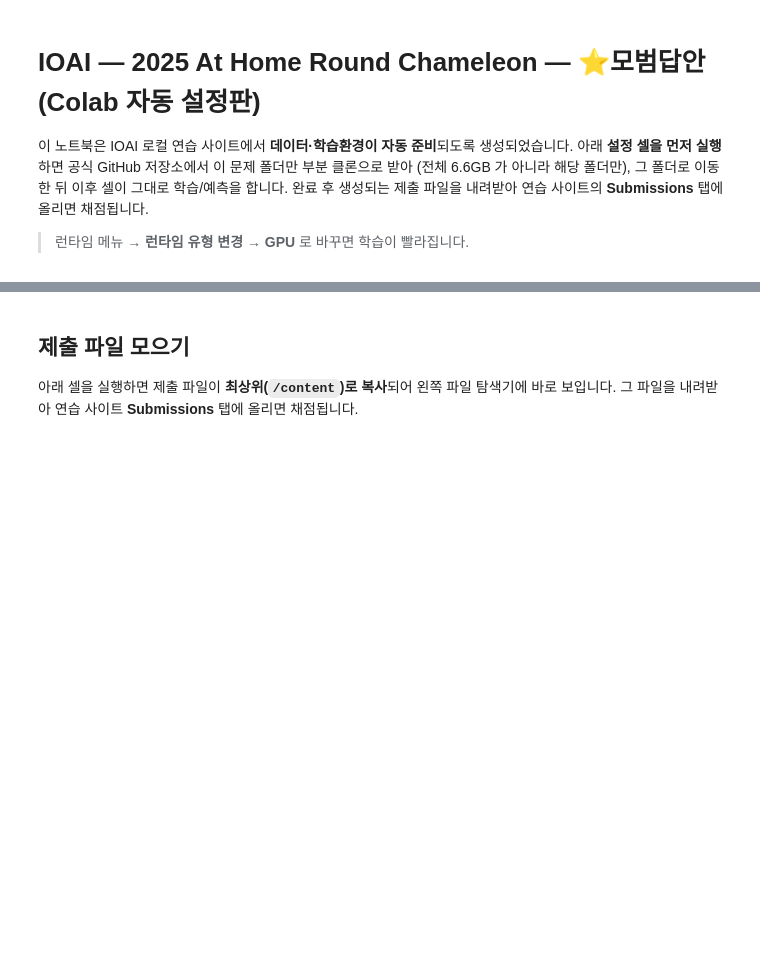
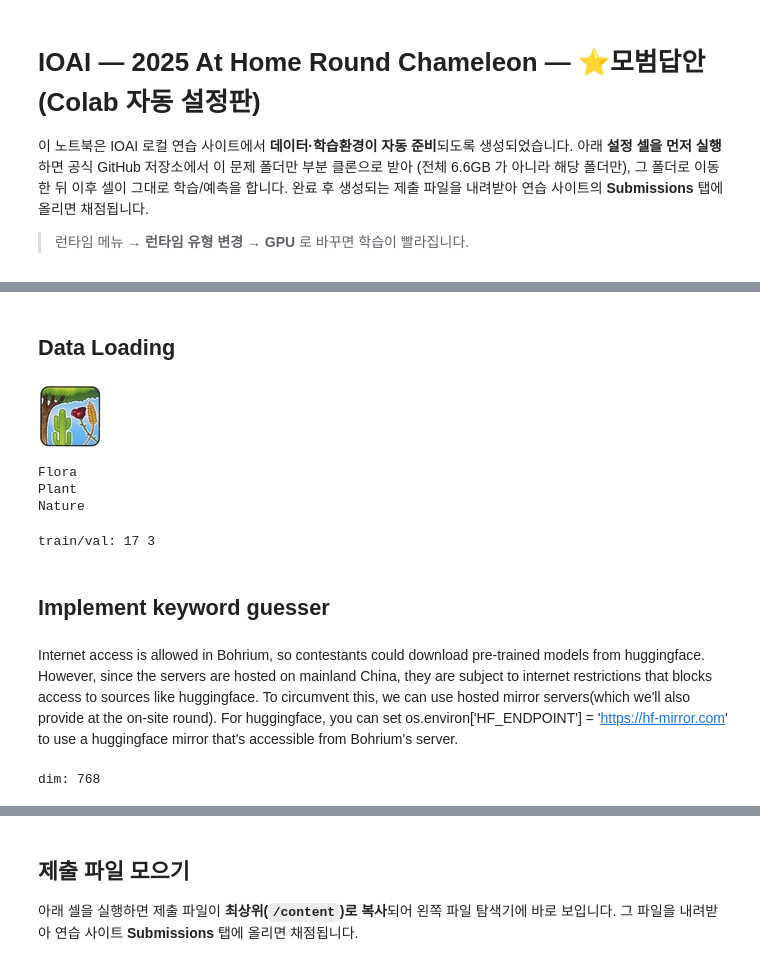
Before and after one commit to scvcoder/ioai-colab, a Jupyter notebook: notebooks/2025-at-home-round-chameleon-solution2.ipynb, the cells around one changed output, grey strips where cells are left out. Drawn from its saved outputs; the diff is of its cells as text; code cells hidden in the pictures; blank space fills up the shorter version.

```diff
--- a/notebooks/2025-at-home-round-chameleon-solution2.ipynb
+++ b/notebooks/2025-at-home-round-chameleon-solution2.ipynb
@@ -297,0 +77,36 @@ for d in ["model_bge", "model_e5"]:
+# %% [markdown]
+## Data Loading
+# %%
+from IPython.display import display
+from PIL import Image
+from datasets import Dataset
+TRAIN_TEXT = "."
+hint_description = Dataset.load_from_disk(TRAIN_TEXT + "/training_set/hint_descriptions")
+hint_description = {
+    x['ID']: {'description': x['Description'], 'icons': x['image']}
+    for x in hint_description
+}
+
+# show example
+display(hint_description[7]['icons'])
+print(hint_description[7]['description'])
+# %% [output]
+[figure, added]
+Flora
+Plant
+Nature
+# %%
+from torch.utils.data import random_split
+import torch, random
+SEED = 42; random.seed(SEED); torch.manual_seed(SEED)
+
+full = Dataset.load_from_disk(TRAIN_TEXT + "/training_set/takehome_validation")
+n = len(full); v = max(1, int(n * 0.15))
+train_data, val_data = random_split(full, [n - v, v], generator=torch.Generator().manual_seed(SEED))
+print("train/val:", len(train_data), len(val_data))   # train_data=학습, val_data=홀드아웃
+# %% [output]
+train/val: 17 3
+# %% [markdown]
+## Implement keyword guesser
+# %% [markdown]
+Internet access is allowed in Bohrium, so contestants could download pre-trained models from huggingface. However, since the servers are hosted on mainland China, they are subject to internet restrictions that blocks access to sources like huggingface. To circumvent this, we can use hosted mirror servers(which we'll also provide at the on-site round). For huggingface, you can set os.environ['HF_ENDPOINT'] = 'https://hf-mirror.com'  to use a huggingface mirror that's accessible from Bohrium's server.
@@ -297,0 +116,10 @@ for d in ["model_bge", "model_e5"]:
+# %%
+import logging; logging.basicConfig(level=logging.INFO)
+from sentence_transformers import SentenceTransformer
+import numpy as np
+from sklearn.metrics.pairwise import cosine_similarity
+
+model = SentenceTransformer('sentence-t5-large')   # <1B. 가장 안전한 대안: 'all-MiniLM-L6-v2'(베이스라인 검증됨)
+print("dim:", model.get_sentence_embedding_dimension())
+# %% [output]
+dim: 768
```
Also changed, not shown: parts of 23 cells of this notebook.
